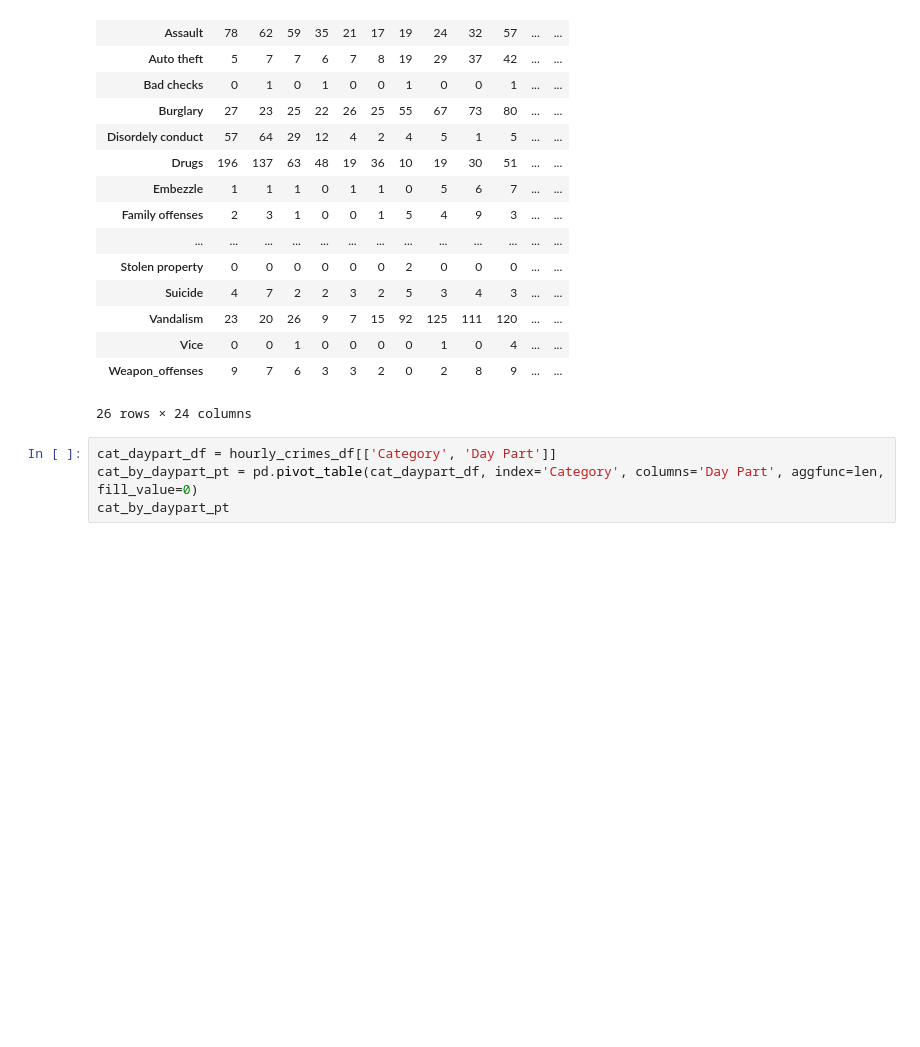
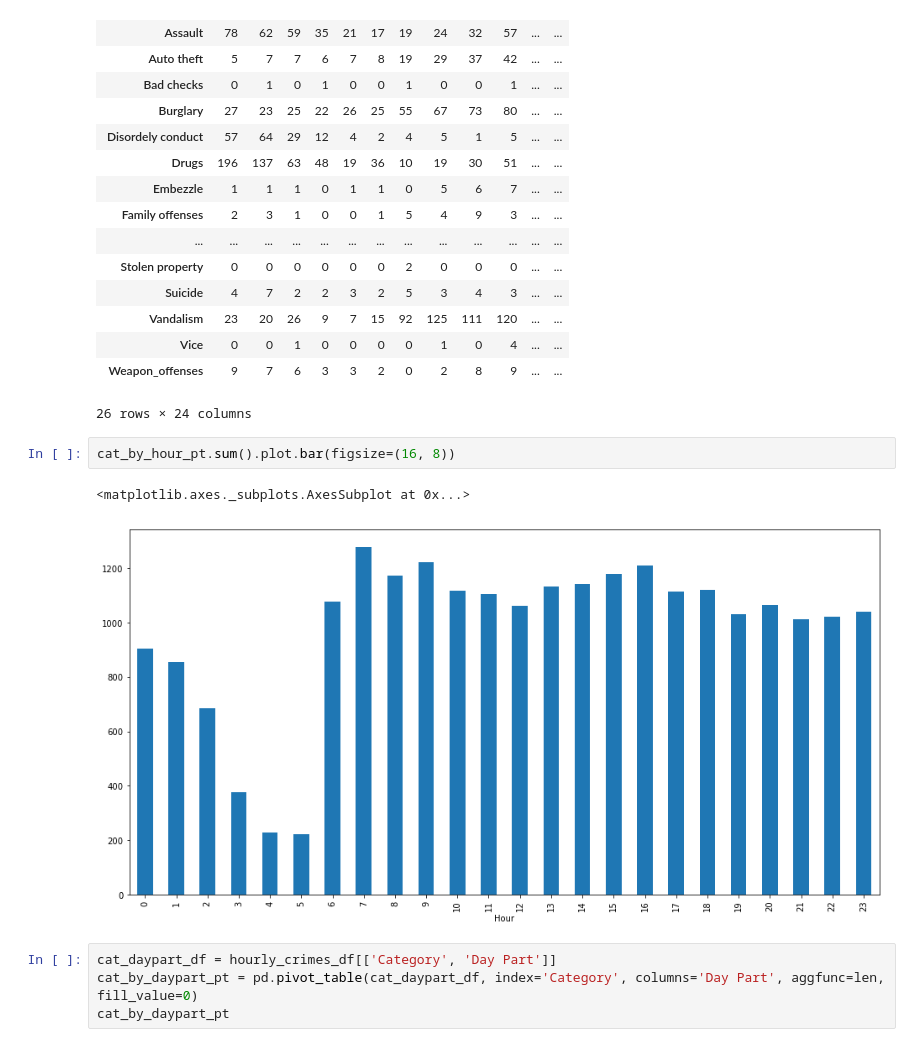
Before and after one commit to abugim/Minority-Report, a Jupyter notebook: Time Analysis.ipynb, the cells around one changed output. Drawn from its saved outputs; the diff is of its cells as text; blank space fills up the shorter version.

```diff
--- a/Time Analysis.ipynb
+++ b/Time Analysis.ipynb
@@ -39,6 +39,11 @@ cat_by_hour_pt
 | Vice | 0 | 0 | 1 | 0 | 0 | 0 | 0 | 1 | 0 | 4 | ... | ... |
 | Weapon_offenses | 9 | 7 | 6 | 3 | 3 | 2 | 0 | 2 | 8 | 9 | ... | ... |
 26 rows × 24 columns
+# %%
+cat_by_hour_pt.sum().plot.bar(figsize=(16, 8))
+# %% [output]
+<matplotlib.axes._subplots.AxesSubplot at 0x...>
+[figure, added]
 # %%
 cat_daypart_df = hourly_crimes_df[['Category', 'Day Part']]
 cat_by_daypart_pt = pd.pivot_table(cat_daypart_df, index='Category', columns='Day Part', aggfunc=len, fill_value=0)
```
Also changed, not shown: parts of 4 cells of this notebook.
